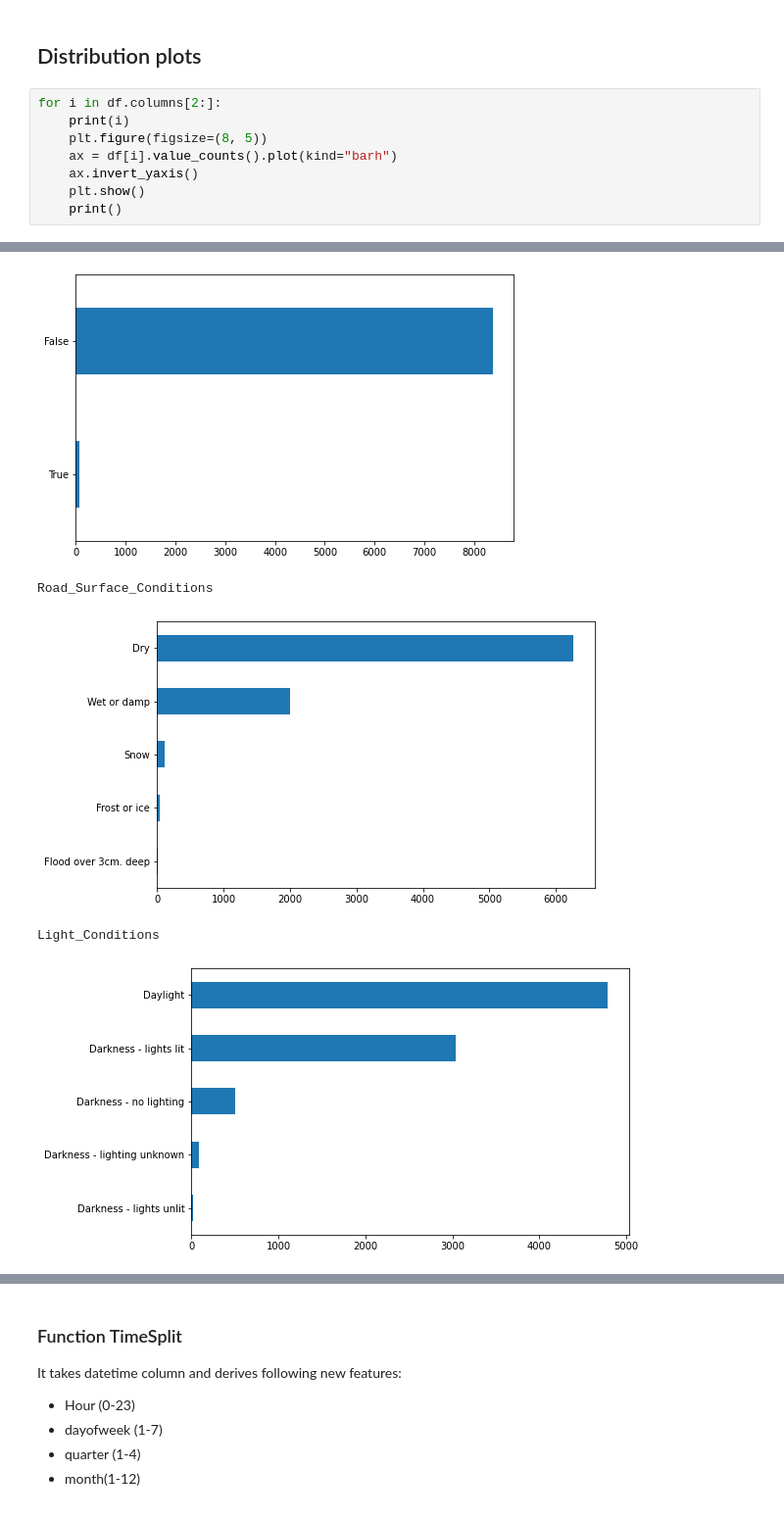
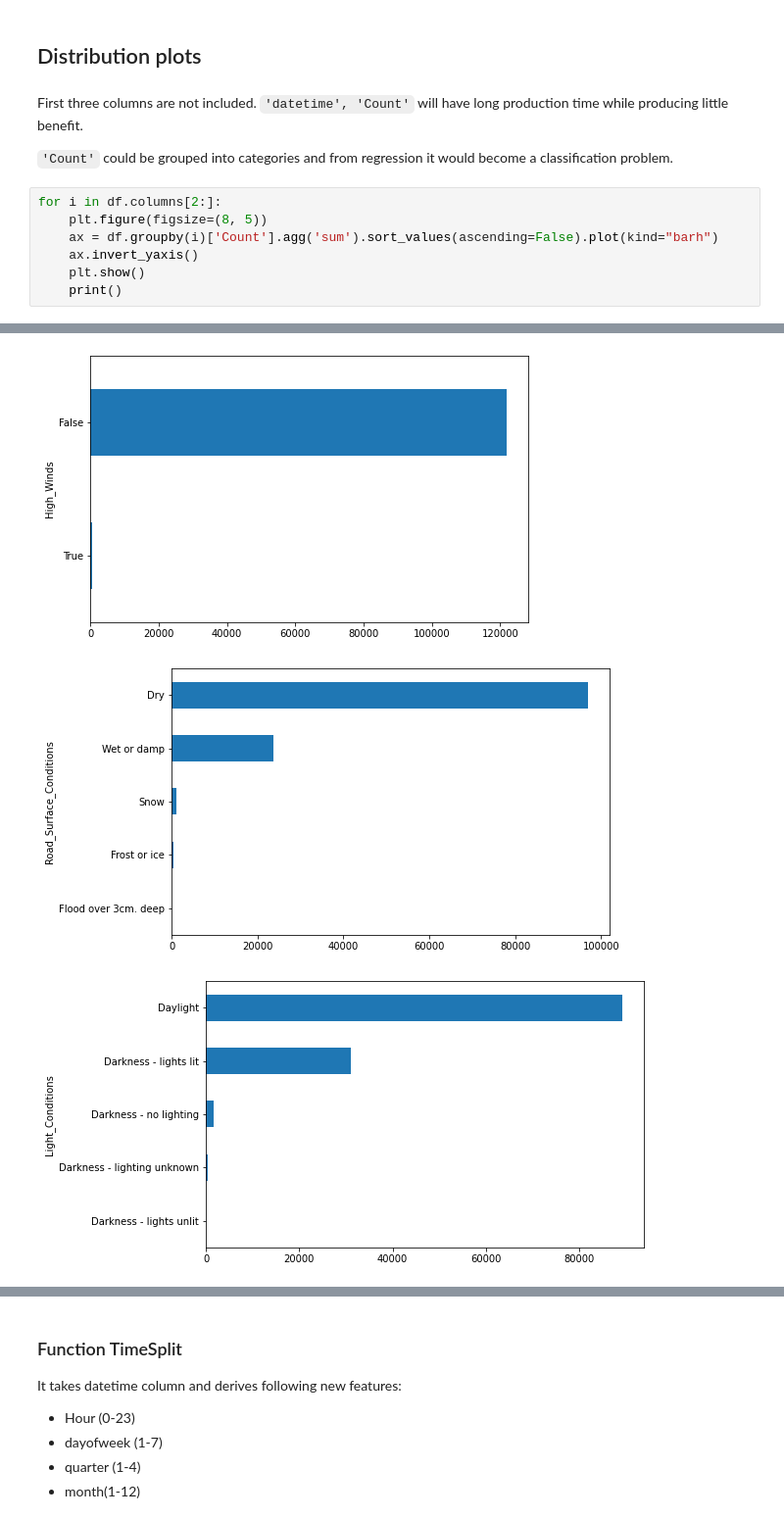
Before and after one commit to Amarilda/MscAston, a Jupyter notebook: Road Accidents/BNK432.ipynb, the cells around one changed output, grey strips where cells are left out. Shown at 98% size. Saved outputs shown, nothing was run; the diff lists cells and outputs as text.

```diff
--- a/Road Accidents/BNK432.ipynb
+++ b/Road Accidents/BNK432.ipynb
@@ -534,11 +534,15 @@ The RandomForest regression method's RMSE is **7.17** (reduced the RMSE rate by
 Can the error be reduced by generation additional features and using regression instead of time series forecasting.
 # %% [markdown]
 ## Distribution plots
+# %% [markdown]
+First three columns are not included.
+`'datetime', 'Count'` will have long production time while producing little benefit.
+
+`'Count'` could be grouped into categories and from regression it would become a classification problem.
 # %%
 for i in df.columns[2:]:
-    print(i)
     plt.figure(figsize=(8, 5))
-    ax = df[i].value_counts().plot(kind="barh")
+    ax = df.groupby(i)['Count'].agg('sum').sort_values(ascending=False).plot(kind="barh")
     ax.invert_yaxis()
     plt.show()
     print()
@@ -551,5 +552,3 @@ High_Winds
-[figure, old version]
+[figure, new version]
-Road_Surface_Conditions
-[figure, old version]
+[figure, new version]
-Light_Conditions
-[figure, old version]
+[figure, new version]
```
Also changed, not shown: parts of 48 cells of this notebook.
